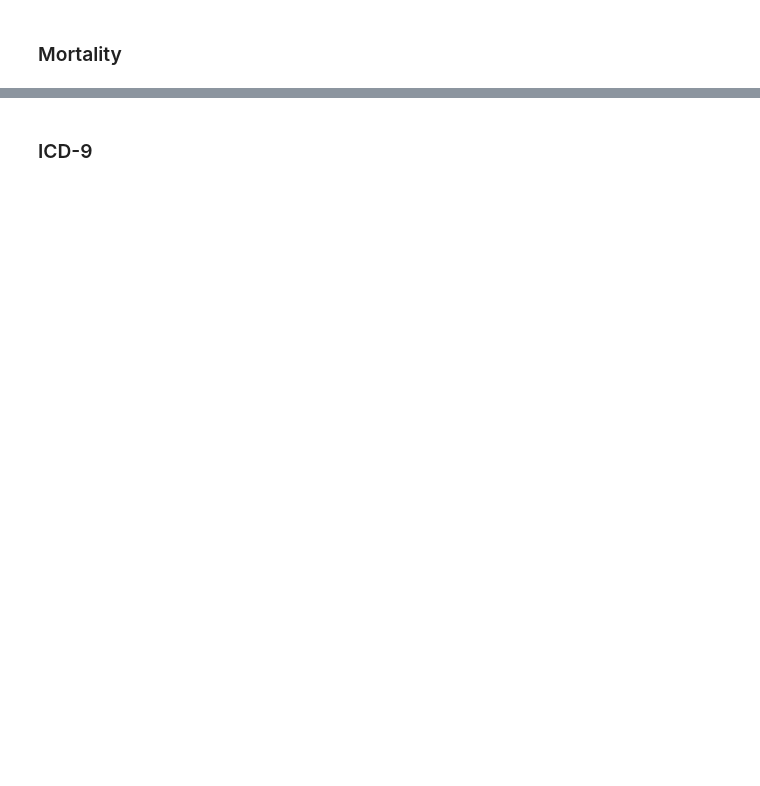
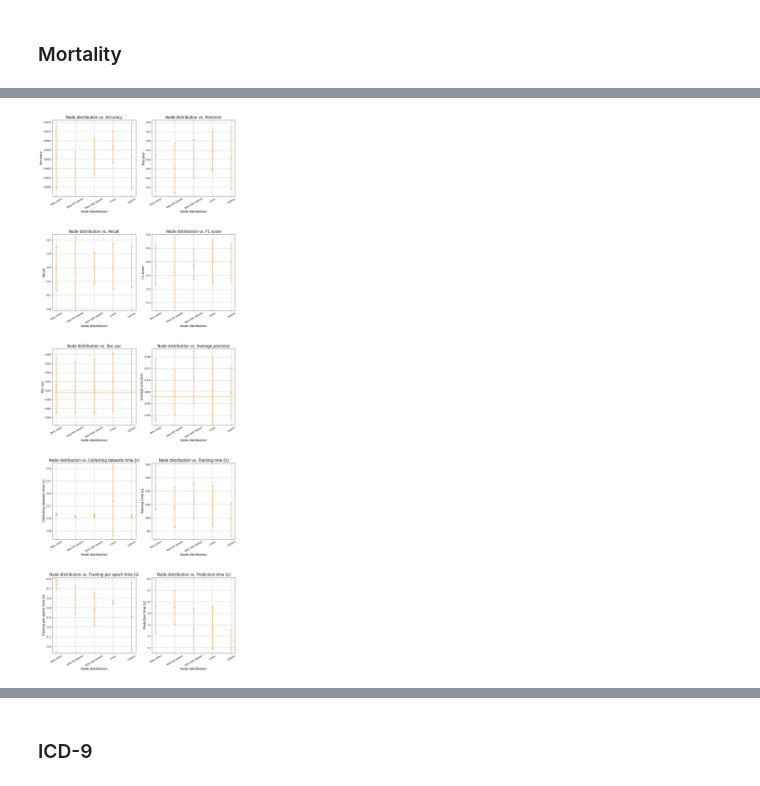
Before and after one commit to kasztanka/federated-learning-mimiciii, a Jupyter notebook: analyze_results.ipynb, the cells around one changed output, grey strips where cells are left out. Drawn from its saved outputs; the diff is of its cells as text; code cells hidden in the pictures; blank space fills up the shorter version.

```diff
--- a/analyze_results.ipynb
+++ b/analyze_results.ipynb
@@ -138,0 +157,3 @@ plot(grouped_mortality_workers, 'Number of workers', MORTALITY_TASKS)
+# %%
+grouped_mortality_node_distribution = aggregate_results(mortality_results, 'node distribution')
+grouped_mortality_node_distribution
@@ -138,0 +169,4 @@ plot(grouped_mortality_workers, 'Number of workers', MORTALITY_TASKS)
+# %%
+plot(grouped_mortality_node_distribution, 'Node distribution', MORTALITY_TASKS, is_x_categorical=True)
+# %% [output]
+[figure, added]
```
Also changed, not shown: parts of 11 cells of this notebook.
